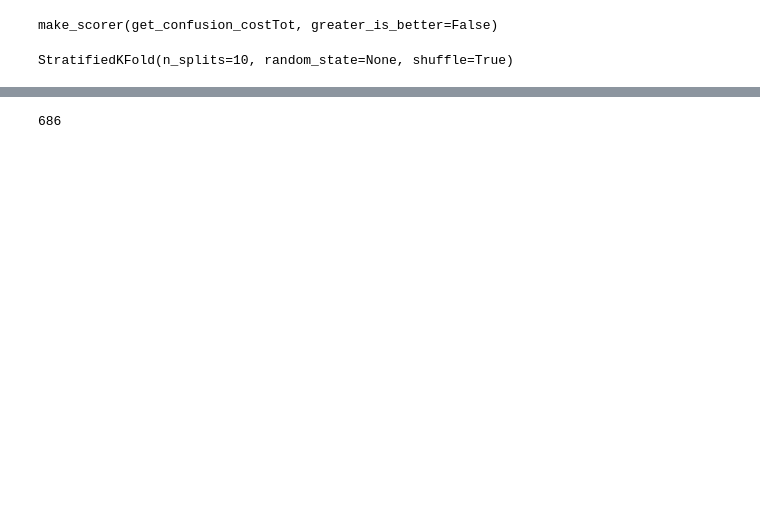
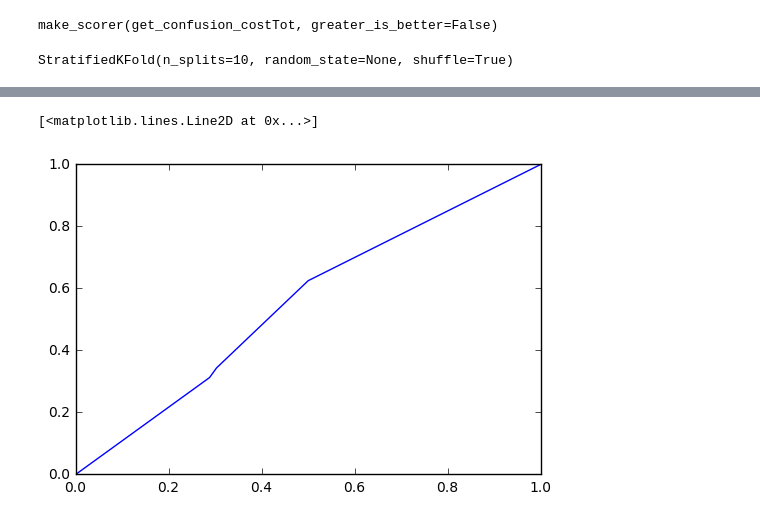
Before and after one commit to MachineLearning-FA2017/Lab6, a Jupyter notebook: Lab6-930.ipynb, the cells around one changed output, grey strips where cells are left out. Drawn from its saved outputs; the diff is of its cells as text; code cells hidden in the pictures; blank space fills up the shorter version.

```diff
--- a/Lab6-930.ipynb
+++ b/Lab6-930.ipynb
@@ -118,3 +91,8 @@ clf = MLPClassifier(hidden_layer_sizes=(50, ),
+# %%
+
+
+
+clf = MLPClassifier() # adam numerical stabilizer
 # %%
 from sklearn.ensemble import BaggingClassifier
 
@@ -129,7 +107,7 @@ class MyEnsemble():
         return self.Ensemble.predict(X)
 
     def fit(self, X,y):
-        self.Ensemble.fit(X,y)
+        return self.Ensemble.fit(X,y)
 # %%
 num_instances = 20
 
@@ -155,3 +152,11 @@ print(prediction)
+# %%
+fpr, tpr,thresholds = roc_curve(np.equal(y_hat, y_test),y_hat)
+# %%
+auc(fpr,tpr)
+plt.plot(fpr,tpr)
+# %% [output]
+[<matplotlib.lines.Line2D at 0x...>]
+[figure, added]
 # %%
  acc = mt.accuracy_score(y_test,y_hat)
             #         lr_clf_accuracies.append(acc)
@@ -162,5 +169,3 @@ conf = mt.confusion_matrix(y_test,y_hat)
 score = get_confusion_costTot(conf, cost_matrix)
 # %%
 score
-# %% [output]
-686
```
Also changed, not shown: parts of 9 cells of this notebook, 1 other file.
